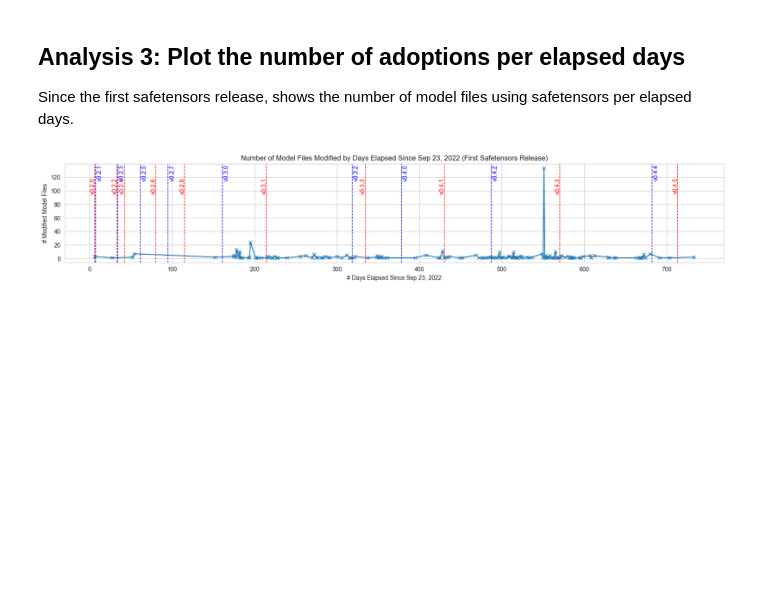
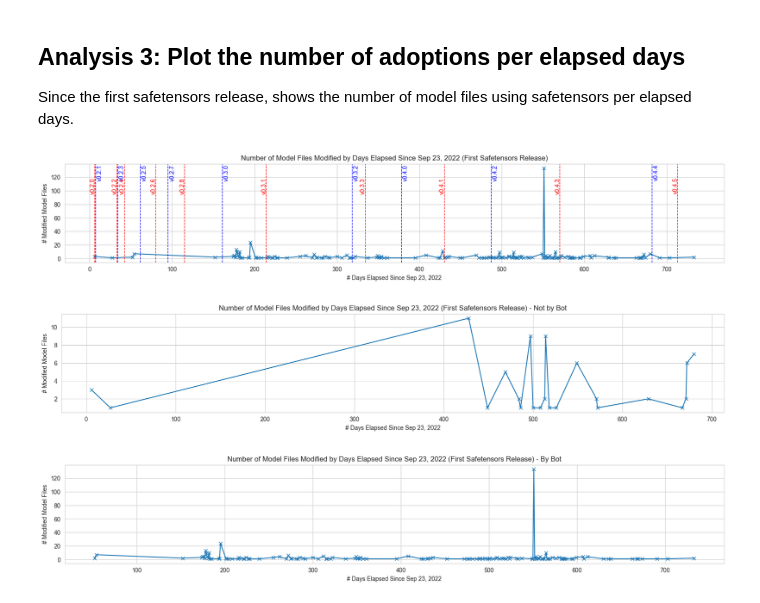
Before and after one commit to s2e-lab/model-evolution, a Jupyter notebook: scripts/notebooks/rq1.ipynb, the cells around one changed output. Drawn from its saved outputs; the diff is of its cells as text; code cells hidden in the pictures; blank space fills up the shorter version.

Commit message:
More attempts to grab model errors

```diff
--- a/scripts/notebooks/rq1.ipynb
+++ b/scripts/notebooks/rq1.ipynb
@@ -97,35 +98,59 @@ from nb_utils import get_safetensors_releases, SAFETENSORS_RELEASE_DATE
 
 # Group by elapsed days to count files modified on each date
 
-files_modified_by_elapsed_days = df_safetensors['elapsed_days'].value_counts().sort_index()
+all_commits = df_safetensors['elapsed_days'].value_counts().sort_index()
+commits_not_by_bot = df_safetensors_not_by_bot['elapsed_days'].value_counts().sort_index()
+commits_by_bot = df_safetensors_by_bot['elapsed_days'].value_counts().sort_index()
 
 # Plotting
 plt.figure(figsize=(20,3))
-plt.plot(files_modified_by_elapsed_days.index, files_modified_by_elapsed_days.values, marker='x', linestyle='-')
+# plt.plot(commits_not_by_bot.index, commits_not_by_bot.values, marker='x', linestyle='-')
+# plt.plot(commits_by_bot.index, commits_by_bot.values, marker='x', linestyle='-', color='black')
+plt.plot(all_commits.index, all_commits.values, marker='x', linestyle='-')
 plt.xlabel("# Days Elapsed Since Sep 23, 2022")
 plt.ylabel("# Modified Model Files")
 plt.title("Number of Model Files Modified by Days Elapsed Since Sep 23, 2022 (First Safetensors Release)")
 plt.grid(True)
 
 
 df_releases  = get_safetensors_releases()
 
 #  add vertical lines for each release date with labels
 colors = ['blue', 'red']
 positions = [0.99, 0.85]
 i = 0
 x_coordinates = [1.5, -6]
 for day, label in df_releases[['date', 'tag']].values:
     if label == 'v0.0.1': continue
     i = (i + 1) % 2
     diff = (day - SAFETENSORS_RELEASE_DATE).days
     plt.axvline(x=diff, color=colors[i], linestyle='--', linewidth=1)
     plt.text(diff + x_coordinates[i], plt.ylim()[1] * positions[i], label, color=colors[i], rotation=90, verticalalignment='top')
 
 
 # Save the plot as a PDF file
-plt.savefig(Path('../../results/rq1_analysis.pdf'), format="pdf", bbox_inches="tight")
+plt.savefig(Path('../../results/RQ1SafetensorsAdoption.pdf'), format="pdf", bbox_inches="tight")
 
 plt.show()
+
+# create another plot with the not by bot data
+plt.figure(figsize=(20,3))
+plt.plot(commits_not_by_bot.index, commits_not_by_bot.values, marker='x', linestyle='-')
+plt.xlabel("# Days Elapsed Since Sep 23, 2022")
+plt.ylabel("# Modified Model Files")
+plt.title("Number of Model Files Modified by Days Elapsed Since Sep 23, 2022 (First Safetensors Release) - Not by Bot")
+plt.grid(True)
+plt.show()
+
+# create another plot with the by bot data but as subfigure
+plt.figure(figsize=(20,3))
+plt.plot(commits_by_bot.index, commits_by_bot.values, marker='x', linestyle='-')
+plt.xlabel("# Days Elapsed Since Sep 23, 2022")
+plt.ylabel("# Modified Model Files")
+plt.title("Number of Model Files Modified by Days Elapsed Since Sep 23, 2022 (First Safetensors Release) - By Bot")
+plt.grid(True)
+plt.show()
 # %% [output]
 [figure]
+[figure, added]
+[figure, added]
```
Also changed, not shown: parts of 4 cells of this notebook, 2 other files.
